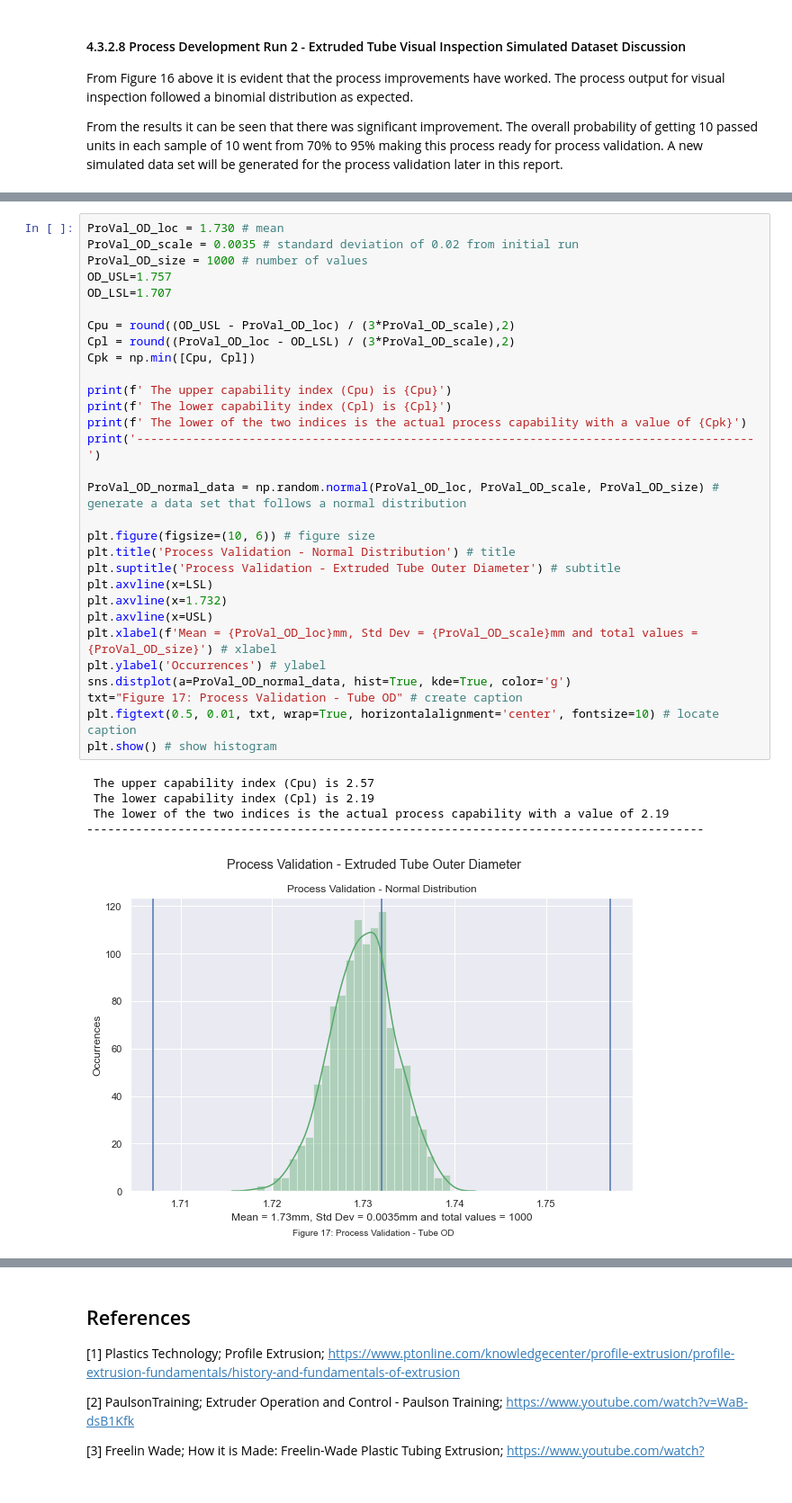
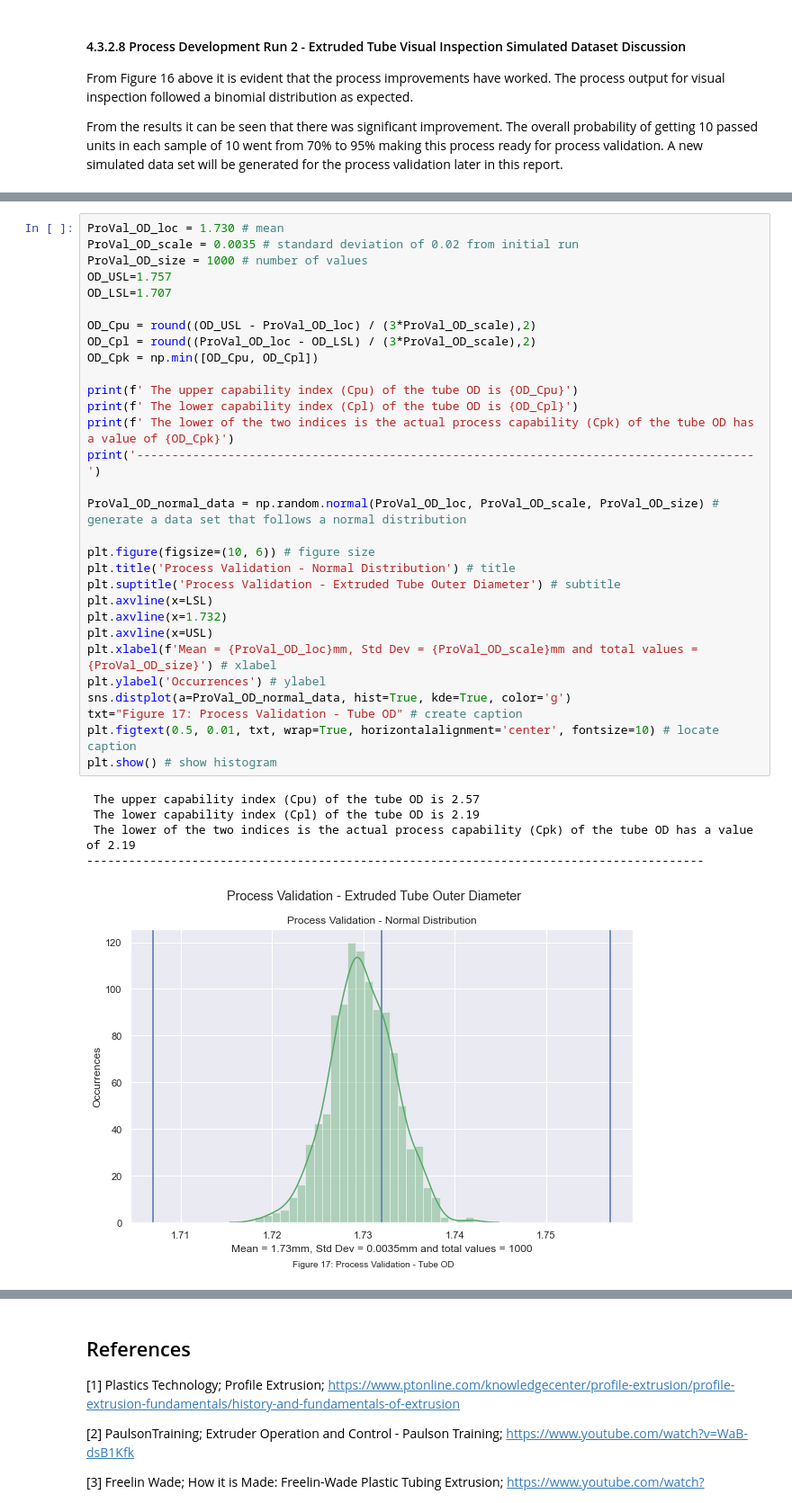
Before and after one commit to KeithQuinn/Project_2020_Programming-for-Data-Analysis, a Jupyter notebook: Project_2020_Programming-for-Data-Analysis.ipynb, the cells around one changed output, grey strips where cells are left out. Shown at 90% size. Cells and saved outputs as stored; diff of their text form.

Commit message:
Process Validation section complete.

```diff
--- a/Project_2020_Programming-for-Data-Analysis.ipynb
+++ b/Project_2020_Programming-for-Data-Analysis.ipynb
@@ -574,39 +574,39 @@ For this simulated process validation the assumption is that a Cpk value of 2.0
 # %%
 ProVal_OD_loc = 1.730 # mean
 ProVal_OD_scale = 0.0035 # standard deviation of 0.02 from initial run
 ProVal_OD_size = 1000 # number of values
 OD_USL=1.757
 OD_LSL=1.707
 
-Cpu = round((OD_USL - ProVal_OD_loc) / (3*ProVal_OD_scale),2)
-Cpl = round((ProVal_OD_loc - OD_LSL) / (3*ProVal_OD_scale),2)
-Cpk = np.min([Cpu, Cpl])
+OD_Cpu = round((OD_USL - ProVal_OD_loc) / (3*ProVal_OD_scale),2)
+OD_Cpl = round((ProVal_OD_loc - OD_LSL) / (3*ProVal_OD_scale),2)
+OD_Cpk = np.min([OD_Cpu, OD_Cpl])
 
-print(f' The upper capability index (Cpu) is {Cpu}')
-print(f' The lower capability index (Cpl) is {Cpl}')
-print(f' The lower of the two indices is the actual process capability with a value of {Cpk}')
+print(f' The upper capability index (Cpu) of the tube OD is {OD_Cpu}')
+print(f' The lower capability index (Cpl) of the tube OD is {OD_Cpl}')
+print(f' The lower of the two indices is the actual process capability (Cpk) of the tube OD has a value of {OD_Cpk}')
 print('----------------------------------------------------------------------------------------')
 
 ProVal_OD_normal_data = np.random.normal(ProVal_OD_loc, ProVal_OD_scale, ProVal_OD_size) # generate a data set that follows a normal distribution
 
 plt.figure(figsize=(10, 6)) # figure size
 plt.title('Process Validation - Normal Distribution') # title
 plt.suptitle('Process Validation - Extruded Tube Outer Diameter') # subtitle
 plt.axvline(x=LSL)
 plt.axvline(x=1.732)
 plt.axvline(x=USL)
 plt.xlabel(f'Mean = {ProVal_OD_loc}mm, Std Dev = {ProVal_OD_scale}mm and total values = {ProVal_OD_size}') # xlabel
 plt.ylabel('Occurrences') # ylabel
 sns.distplot(a=ProVal_OD_normal_data, hist=True, kde=True, color='g')
 txt="Figure 17: Process Validation - Tube OD" # create caption
 plt.figtext(0.5, 0.01, txt, wrap=True, horizontalalignment='center', fontsize=10) # locate caption
 plt.show() # show histogram
 # %% [output]
- The upper capability index (Cpu) is 2.57
- The lower capability index (Cpl) is 2.19
- The lower of the two indices is the actual process capability with a value of 2.19
+ The upper capability index (Cpu) of the tube OD is 2.57
+ The lower capability index (Cpl) of the tube OD is 2.19
+ The lower of the two indices is the actual process capability (Cpk) of the tube OD has a value of 2.19
 ----------------------------------------------------------------------------------------
-[figure, old version]
+[figure, new version]
 # %% [markdown]
 ### 4.4.2 Process Validation - Extruded Tube Outer Diameter Simulated Dataset Discussion
 
```
Also changed, not shown: parts of 17 cells of this notebook.
